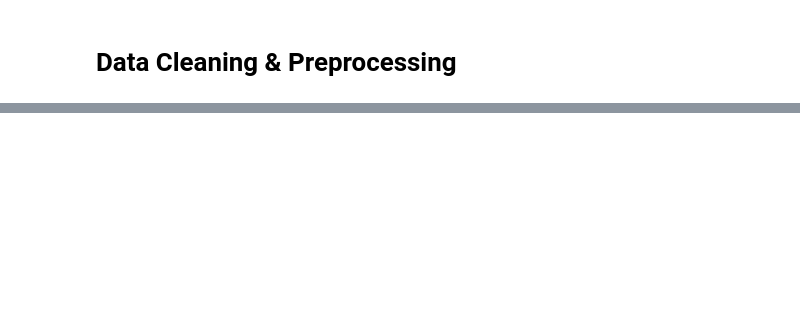
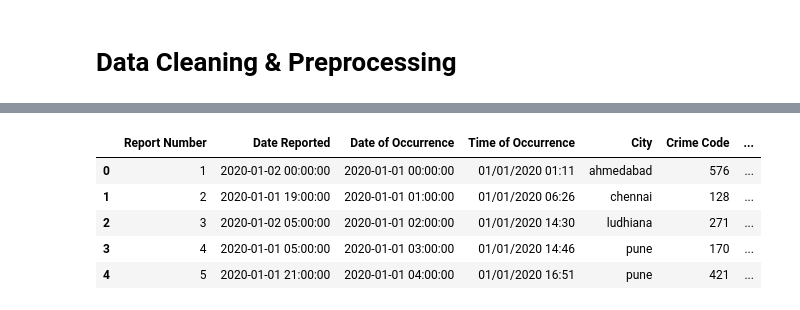
Before and after one commit to EricSiq/India_Missing_Persons_Analysis_2017-2022, a Jupyter notebook: UML_IndiaCrimeAnalysis.ipynb, the cells around one changed output, grey strips where cells are left out. Saved outputs shown, nothing was run; the diff lists cells and outputs as text; code cells hidden in the pictures; blank space fills up the shorter version.

```diff
--- a/UML_IndiaCrimeAnalysis.ipynb
+++ b/UML_IndiaCrimeAnalysis.ipynb
@@ -145,0 +139,22 @@ For example, when doing 'df[col].method(value, inplace=True)', try using 'df.met
+# %%
+# Standardize city names (convert to lowercase and strip whitespace)
+try:
+    df['City'] = df['City'].str.lower().str.strip()
+except Exception as e:
+    print(f"Error processing 'City' column: {e}")
+
+
+# Convert the 'Case Closed' column to boolean (mapping 'Yes' to True and 'No' to False)
+try:
+    df['Case Closed'] = df['Case Closed'].map({'Yes': True, 'No': False})
+except Exception as e:
+    print(f"Error processing 'Case Closed' column: {e}")
+
+
+# Step 5: Save the Cleaned DataFrame
+try:
+    df.to_csv('cleaned_crime_dataset_india.csv', index=False)
+    crime_data=pd.read_csv('cleaned_crime_dataset_india.csv')
+    print("Cleaned data saved to 'cleaned_crime_dataset_india.csv'")
+except Exception as e:
+    print(f"Error while saving the CSV file: {e}")
@@ -145,0 +188,12 @@ For example, when doing 'df[col].method(value, inplace=True)', try using 'df.met
+# %%
+crime_data['Date Reported'] = pd.to_datetime(crime_data['Date Reported'], format='mixed', dayfirst=True)
+crime_data['Date of Occurrence'] = pd.to_datetime(crime_data['Date of Occurrence'],format='mixed', dayfirst=True)
+crime_data['Date Case Closed'] = pd.to_datetime(crime_data['Date Case Closed'],format='mixed', dayfirst=True)
+crime_data.head()
+# %% [output]
+|  | Report Number | Date Reported | Date of Occurrence | Time of Occurrence | City | Crime Code | ... |
+| 0 | 1 | 2020-01-02 00:00:00 | 2020-01-01 00:00:00 | 01/01/2020 01:11 | ahmedabad | 576 | ... |
+| 1 | 2 | 2020-01-01 19:00:00 | 2020-01-01 01:00:00 | 01/01/2020 06:26 | chennai | 128 | ... |
+| 2 | 3 | 2020-01-02 05:00:00 | 2020-01-01 02:00:00 | 01/01/2020 14:30 | ludhiana | 271 | ... |
+| 3 | 4 | 2020-01-01 05:00:00 | 2020-01-01 03:00:00 | 01/01/2020 14:46 | pune | 170 | ... |
+| 4 | 5 | 2020-01-01 21:00:00 | 2020-01-01 04:00:00 | 01/01/2020 16:51 | pune | 421 | ... |
```
Also changed, not shown: parts of 10 cells of this notebook.
